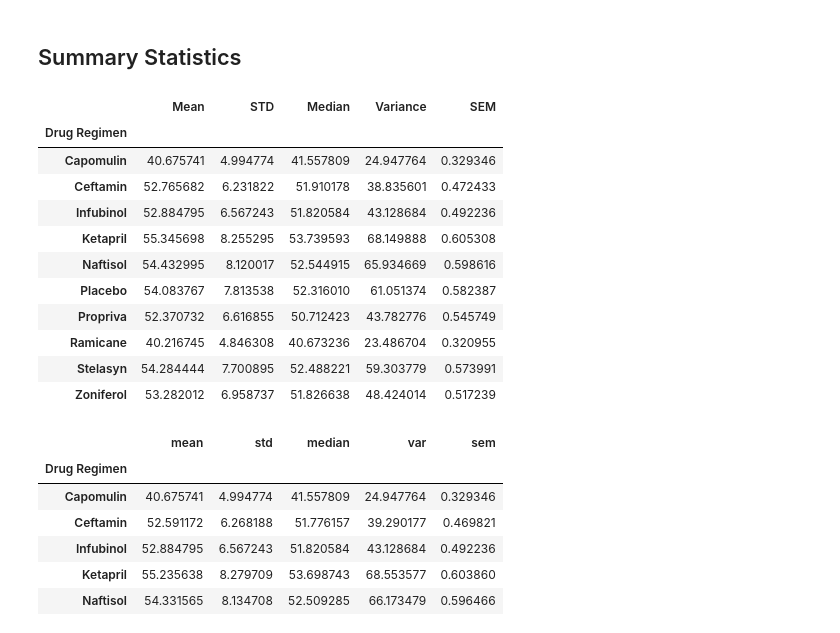
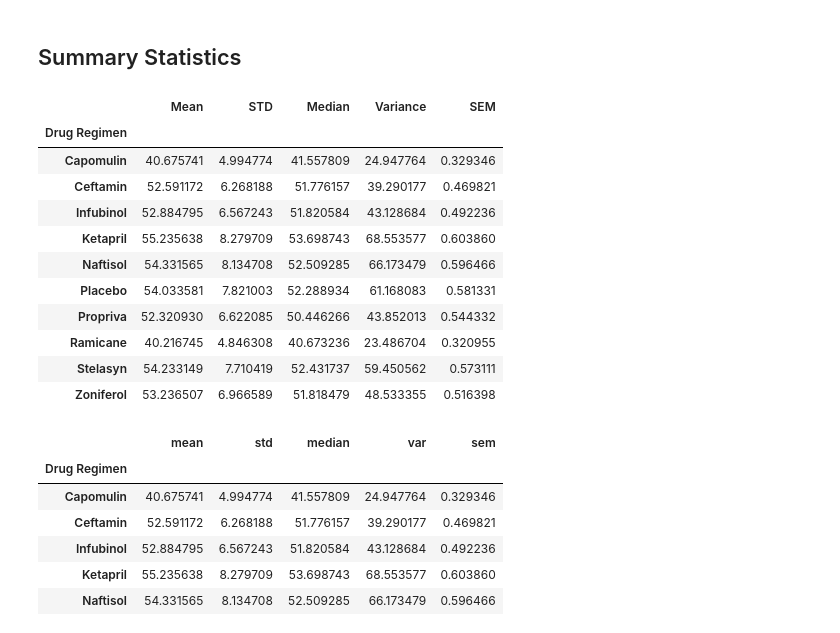
Before and after one commit to blackdenarius307/Matplotlib-Challenge, a Jupyter notebook: The Power of Plots.ipynb, the cells around one changed output. Drawn from its saved outputs; the diff is of its cells as text; code cells hidden in the pictures.

```diff
--- a/The Power of Plots.ipynb
+++ b/The Power of Plots.ipynb
@@ -60,8 +60,8 @@ Combined_df[Combined_df['Mouse ID'] == 'g989']
 | 920 | g989 | Propriva | Female | 21 | 26 | 35 | 62.570880 | ... |
 # %%
 # Create a clean DataFrame by dropping the duplicate mouse by its ID.
-clean_df = Combined_df[Combined_df['Mouse ID'] != 'g989']
-clean_df.head()
+Clean_df = Combined_df[Combined_df['Mouse ID'] != 'g989']
+Clean_df.head()
 # %% [output]
 |  | Mouse ID | Drug Regimen | Sex | Age_months | Weight (g) | Timepoint | Tumor Volume (mm3) | ... |
 | 0 | k403 | Ramicane | Male | 21 | 16 | 0 | 45.000000 | ... |
@@ -79,27 +79,27 @@ clean_df['Mouse ID'].nunique()
 # %%
 # Generate a summary statistics table of mean, median, variance, standard deviation, and SEM of the tumor volume for each regimen
 #Groupby and Describe
-Tumor_summary_statistics = Resetindex_df.groupby('Drug Regimen')['Tumor Volume (mm3)'].describe()
+Tumor_summary_statistics = Clean_df.groupby('Drug Regimen')['Tumor Volume (mm3)'].describe()
 #Cut down unnecesarry columns and add more
 Pareddown_df = Tumor_summary_statistics.drop(['max', 'count', 'min', '25%', '75%'], axis=1)
-Pareddown_df['Variance'] = Resetindex_df.groupby('Drug Regimen')['Tumor Volume (mm3)'].var()
-Pareddown_df['SEM'] = Resetindex_df.groupby('Drug Regimen')['Tumor Volume (mm3)'].sem()
+Pareddown_df['Variance'] = Clean_df.groupby('Drug Regimen')['Tumor Volume (mm3)'].var()
+Pareddown_df['SEM'] = Clean_df.groupby('Drug Regimen')['Tumor Volume (mm3)'].sem()
 #Make it look a little nicer and Rename columns.
 Renamed_stat_df = Pareddown_df.rename(columns={'mean':'Mean','50%':'Median', 'std':'STD'})
 Renamed_stat_df
 # %% [output]
 |  | Mean | STD | Median | Variance | SEM |
 | Drug Regimen |  |  |  |  |  |
 | Capomulin | 40.675741 | 4.994774 | 41.557809 | 24.947764 | 0.329346 |
-| Ceftamin | 52.765682 | 6.231822 | 51.910178 | 38.835601 | 0.472433 |
+| Ceftamin | 52.591172 | 6.268188 | 51.776157 | 39.290177 | 0.469821 |
 | Infubinol | 52.884795 | 6.567243 | 51.820584 | 43.128684 | 0.492236 |
-| Ketapril | 55.345698 | 8.255295 | 53.739593 | 68.149888 | 0.605308 |
-| Naftisol | 54.432995 | 8.120017 | 52.544915 | 65.934669 | 0.598616 |
-| Placebo | 54.083767 | 7.813538 | 52.316010 | 61.051374 | 0.582387 |
-| Propriva | 52.370732 | 6.616855 | 50.712423 | 43.782776 | 0.545749 |
+| Ketapril | 55.235638 | 8.279709 | 53.698743 | 68.553577 | 0.603860 |
+| Naftisol | 54.331565 | 8.134708 | 52.509285 | 66.173479 | 0.596466 |
+| Placebo | 54.033581 | 7.821003 | 52.288934 | 61.168083 | 0.581331 |
+| Propriva | 52.320930 | 6.622085 | 50.446266 | 43.852013 | 0.544332 |
 | Ramicane | 40.216745 | 4.846308 | 40.673236 | 23.486704 | 0.320955 |
-| Stelasyn | 54.284444 | 7.700895 | 52.488221 | 59.303779 | 0.573991 |
-| Zoniferol | 53.282012 | 6.958737 | 51.826638 | 48.424014 | 0.517239 |
+| Stelasyn | 54.233149 | 7.710419 | 52.431737 | 59.450562 | 0.573111 |
+| Zoniferol | 53.236507 | 6.966589 | 51.818479 | 48.533355 | 0.516398 |
 # %%
 # Generate a summary statistics table of mean, median, variance, standard deviation, and SEM of the tumor volume for each regimen
 # This method produces everything in a single groupby function
```
Also changed, not shown: parts of 7 cells of this notebook.
